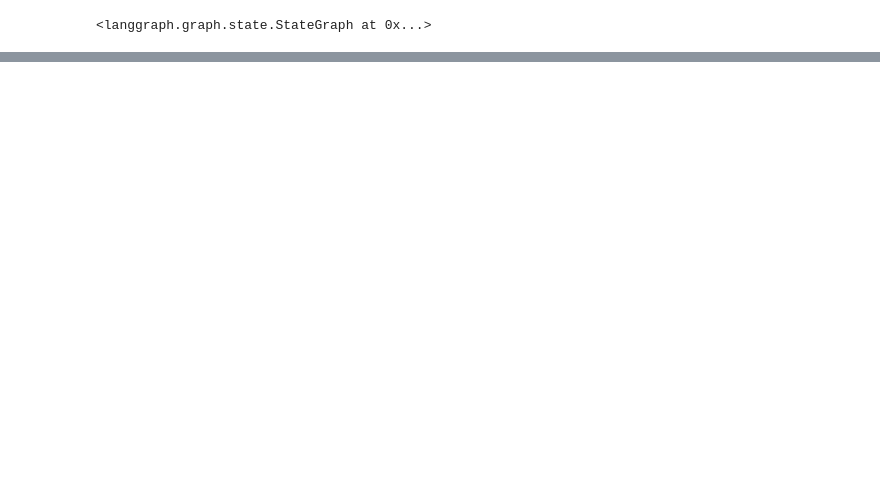
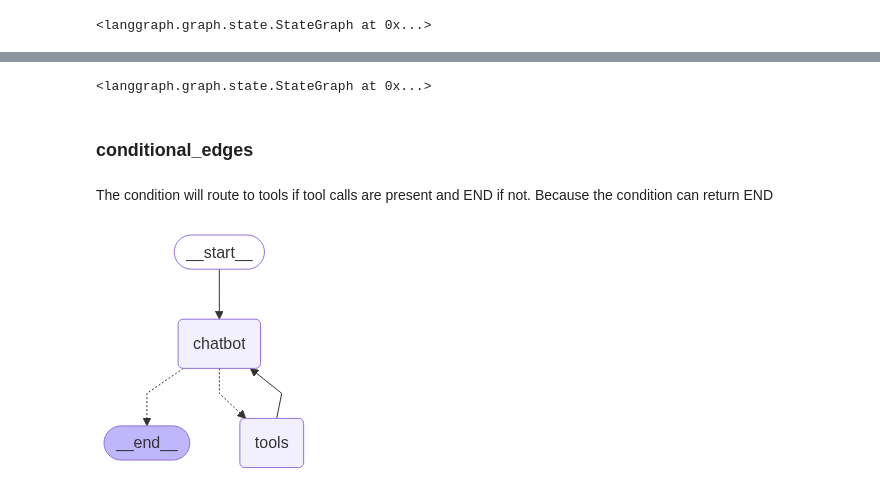
Before and after one commit to afadel151/langchain, a Jupyter notebook: project/langgraph-api/chatbot-tools.ipynb, the cells around one changed output, grey strips where cells are left out. Saved outputs shown, nothing was run; the diff lists cells and outputs as text; code cells hidden in the pictures; blank space fills up the shorter version.

Commit message:
conditional edges

```diff
--- a/project/langgraph-api/chatbot-tools.ipynb
+++ b/project/langgraph-api/chatbot-tools.ipynb
@@ -53,0 +56,70 @@ graph_builder.add_node("chatbot", chatbot)
+# %%
+class BasicToolNode:
+    """A node that runs the tools requested in th elast AImessage """
+    def __init__(self,tools: list) -> None:
+        self.tools_by_name = {tool.name: tool in tools}
+    def __call__(self, inputs: dict):
+        if messages := inputs.get("messages", []):
+            message = messages[-1]
+        else:
+            raise ValueError("No message found in input")
+        outputs = []
+        for tool_call in message.tool_calls:
+            tool_result = self.tools_by_name[tool_call["name"]].invoke(
+                tool_call["args"]
+            )
+            outputs.append(
+                ToolMessage(
+                    content=json.dumps(tool_result),
+                    name=tool_call["name"],
+                    tool_call_id=tool_call["id"],
+                )
+            )
+        return {"messages": outputs}
+
+tool_node = BasicToolNode(tools=[tool])
+
+graph_builder.add_node("tools", tool_node)
+# %% [output]
+<langgraph.graph.state.StateGraph at 0x...>
+# %% [markdown]
+### conditional_edges
+# %% [markdown]
+The condition will route to tools if tool calls are present and END if not. Because the condition can return END
+# %%
+def route_tools(state: State):
+    """
+        Route to toolNode if last message has tool call, otherwise route
+        to the end
+    Args:
+        state (State): graph's State
+    """
+    if isinstance(state,list):
+        ai_message = state[-1]
+    elif messages := state.get("messages",[]):
+        ai_message = messages[-1]
+    else:
+        raise ValueError(f"No message found in input state to tool_edge: {state}")
+    if hasattr(ai_message, "tool_calls") and len(ai_message.tool_calls)>0:
+        return "tools"
+    return END
+# %%
+graph_builder.add_conditional_edges(
+    "chatbot",
+    route_tools,
+    {"tools":"tools",END:END}
+)
+
+graph_builder.add_edge("tools", "chatbot")
+graph_builder.add_edge(START, "chatbot")
+graph = graph_builder.compile()
+# %%
+from IPython.display import Image, display
+
+try:
+    display(Image(graph.get_graph().draw_mermaid_png()))
+except Exception:
+    # This requires some extra dependencies and is optional
+    pass
+# %% [output]
+[figure, added]
```
Also changed, not shown: parts of 5 cells of this notebook, 1 other file.
